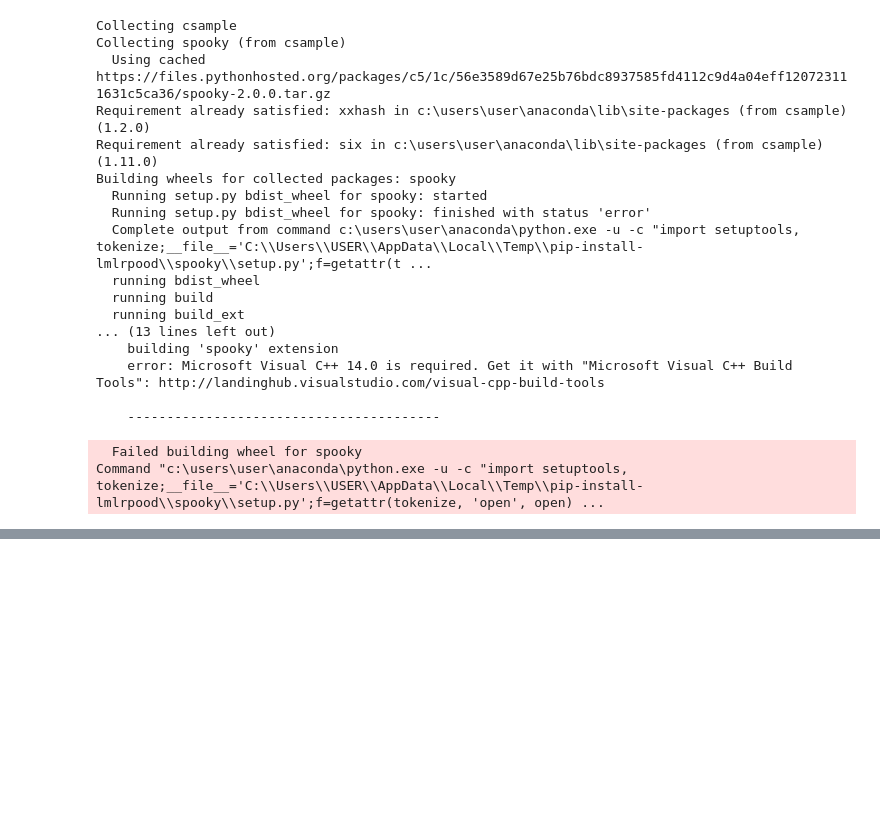
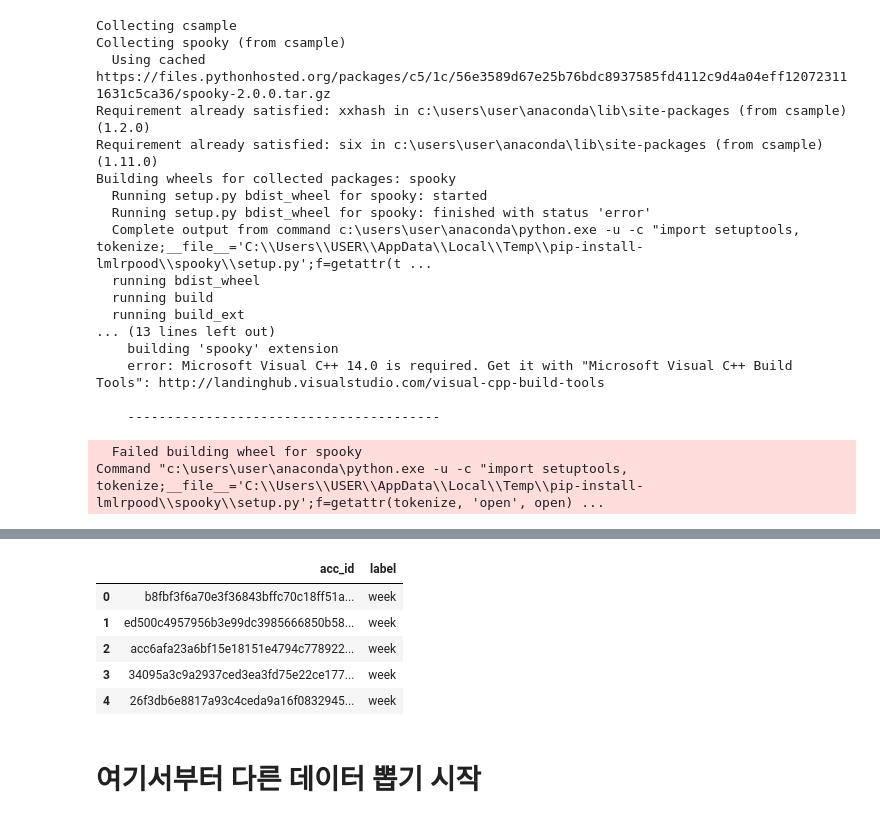
Before and after one commit to oranjieunk/BIGcontest, a Jupyter notebook: random_sampling.ipynb, the cells around one changed output, grey strips where cells are left out. Drawn from its saved outputs; the diff is of its cells as text; code cells hidden in the pictures; blank space fills up the shorter version.

```diff
--- a/random_sampling.ipynb
+++ b/random_sampling.ipynb
@@ -62,0 +66,12 @@ samples = csample.reservoir(activity,3,keep_order=True)
+# %%
+df = pd.read_csv('C://dataitgirls/final_data_rev/train/train_label.csv')
+# parse_dates=['start', 'end']
+# %%
+df.head()
+# %% [output]
+|  | acc_id | label |
+| 0 | b8fbf3f6a70e3f36843bffc70c18ff51a... | week |
+| 1 | ed500c4957956b3e99dc3985666850b58... | week |
+| 2 | acc6afa23a6bf15e18151e4794c778922... | week |
+| 3 | 34095a3c9a2937ced3ea3fd75e22ce177... | week |
+| 4 | 26f3db6e8817a93c4ceda9a16f0832945... | week |
@@ -62,0 +82,2 @@ samples = csample.reservoir(activity,3,keep_order=True)
+# %% [markdown]
+# 여기서부터 다른 데이터 뽑기 시작
```
Also changed, not shown: parts of 12 cells of this notebook.
